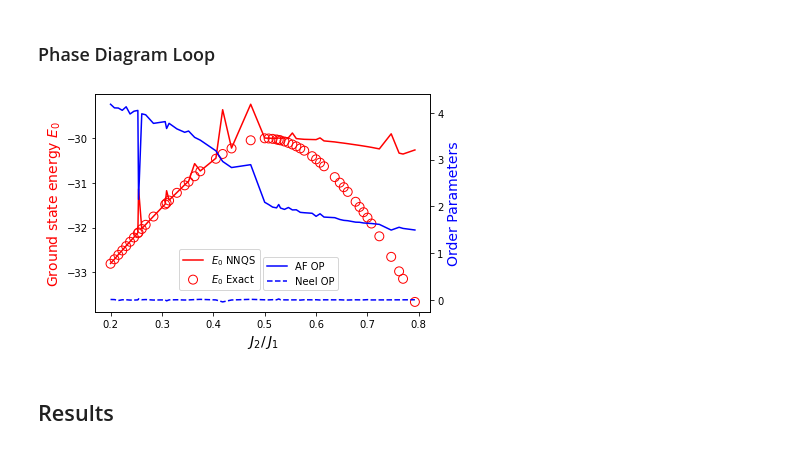
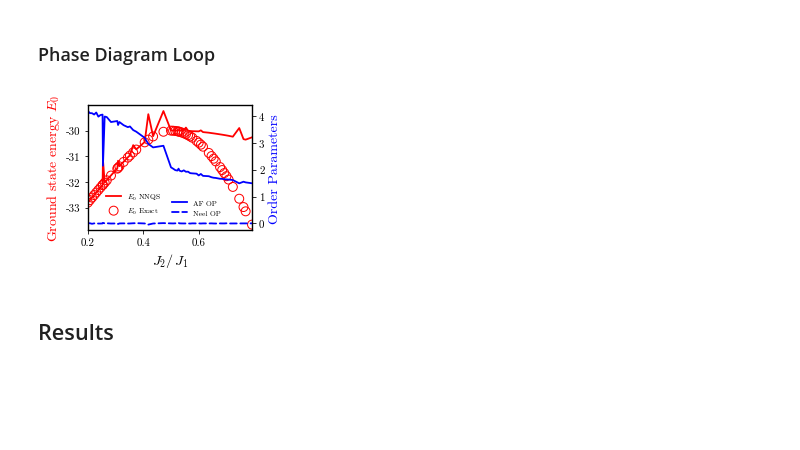
Before and after one commit to nikosavola/NeuralNetworkQuantumState, a Jupyter notebook: notebook.ipynb, the cells around one changed output. Cells and saved outputs as stored; diff of their text form; code cells hidden in the pictures; blank space fills up the shorter version.

Commit message:
Final notebook and figures

```diff
--- a/notebook.ipynb
+++ b/notebook.ipynb
@@ -22,4 +22,4 @@ from IPython.display import display
 
 from model import GCNN, FFN, setup_j1j2_problem, setup_model, ray_train_loop, get_ground_state
 
-# plt.style.use('niko.mplstyle')
+plt.style.use('niko.mplstyle')
@@ -230,3 +228,16 @@ if skip_training:
     Esim = df['Esim']
     sigmas = df['sigmas']
     dimOPs = df['dimOPs']
+
+    load_FFN = False
+# %%
+# Load results for FFN
+
+if (load_FFN := True):
+    #save the results of above simualtion to file
+#     res_concat = np.concatenate((J2s,Esim,Eacc,AFOPs,neelOPs,sigmas,dimOPs)).reshape((-1, 7), order='F')
+    #np.save("data/J1J2_L20_1layer_withdimer.npy",res_concat)
+    res = np.load('data/J1J2_L20_2layers.npy')
+    res = np.load('data/J1J2_alpha2_lrate0.1.npy')
+
+    J2s, Esim, Eacc, AFOPs, neelOPs, sigmas = res.T
@@ -233,24 +246,30 @@ if skip_training:
 # %%
-fig,ax = plt.subplots()
+fig,ax = plt.subplots(figsize=(3.6, 2.6))
 
 # make a plot
 l1 = ax.plot(J2s, Esim, color="red", label="$E_0$ NNQS")
 l2 = ax.scatter(J2s, Eacc, color="red", marker ="o", s=80, facecolors='none', label="$E_0$ Exact")
 ax.set_xlabel(r"$J_2/\,J_1$",fontsize=14)
 ax.set_ylabel("Ground state energy $E_0$", color="red",fontsize=14)
-ax.legend(loc=(0.25, 0.1))
+ax.legend(loc = (0.1, 0.1), prop={'size': 7.5})
 
 ax2 = ax.twinx()
 # make a plot with different y-axis using second axis object
 l4 = ax2.plot(J2s, AFOPs, color="blue", label="AF OP")
 l3 = ax2.plot(J2s, neelOPs, '--', color="blue", label="Neel OP")
+# l3 = ax2.plot(J2s, dimOPs, '--', color="blue", label="Dimer OP")
 ax2.set_ylabel("Order Parameters", color="blue", fontsize=14)
-ax2.legend(loc=(0.5, 0.1))
+ax2.legend(loc = (0.5, 0.1), prop={'size': 7.5})
+# ax2.legend(loc='upper center', bbox_to_anchor=(0.5, -0.05),
+#           fancybox=True, shadow=True, ncol=5)
 
 # save the plot as a file
-fig.savefig(f'Figures/J1J2_{model.__repr__().split("(")[0]}.pdf', bbox_inches='tight')
+if load_FFN:
+    fig.savefig(f'Figures/J1J2_FFN.pdf', bbox_inches='tight')
+else:
+    fig.savefig(f'Figures/J1J2_{model.__repr__().split("(")[0]}.pdf', bbox_inches='tight')
 # %% [output]
-[figure, old version]
+[figure, new version]
 # %% [markdown]
 ## Results
 # %%
```
Also changed, not shown: parts of 3 cells of this notebook, 4 other files.
